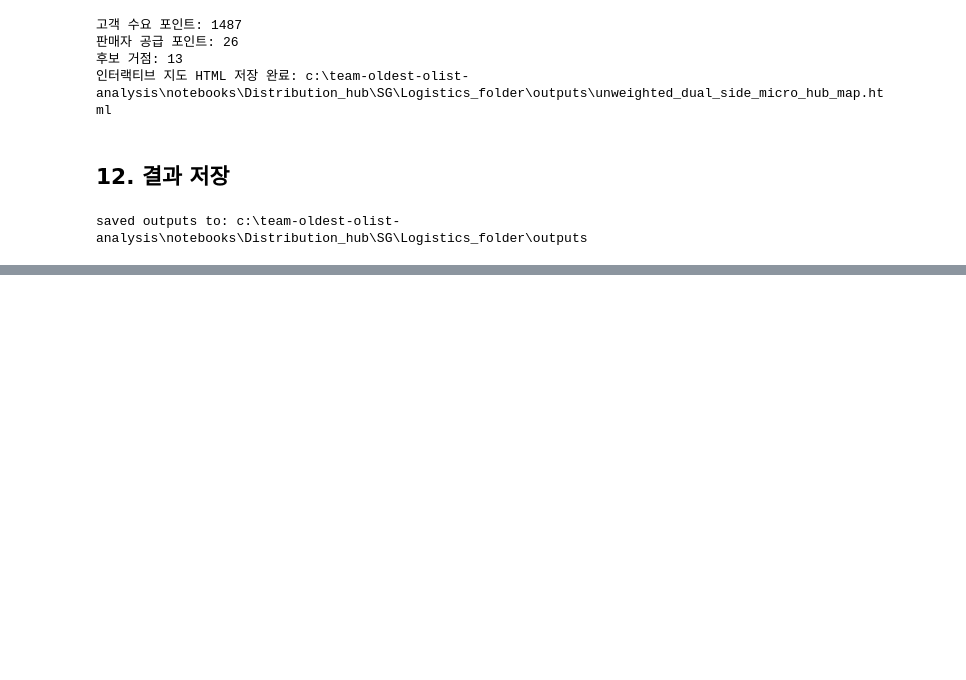
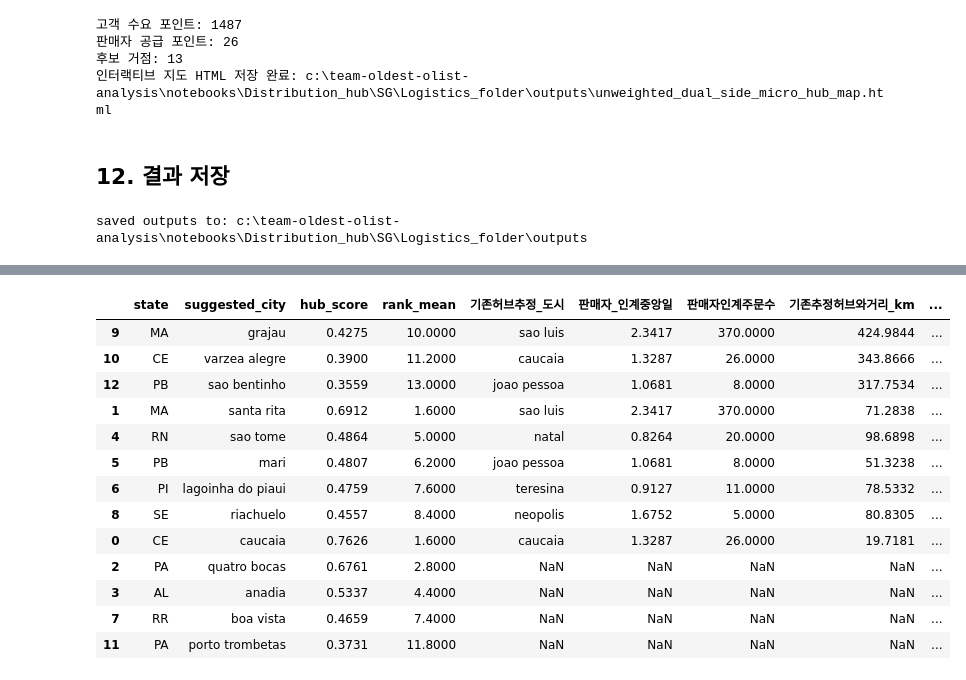
Before and after one commit to KyungminChang/team-oldest-olist-analysis, a Jupyter notebook: notebooks/Distribution_hub/SG/Logistics_folder/공동집하거점_무가중_수정.ipynb, the cells around one changed output, grey strips where cells are left out. Saved outputs shown, nothing was run; the diff lists cells and outputs as text; code cells hidden in the pictures; blank space fills up the shorter version.

```diff
--- a/notebooks/Distribution_hub/SG/Logistics_folder/공동집하거점_무가중_수정.ipynb
+++ b/notebooks/Distribution_hub/SG/Logistics_folder/공동집하거점_무가중_수정.ipynb
@@ -2026,0 +2346,87 @@ saved outputs to: c:\team-oldest-olist-analysis\notebooks\Distribution_hub\SG\Lo
+# %%
+def haversine_km(lat1, lon1, lat2, lon2):
+    lat1, lon1, lat2, lon2 = map(radians, [lat1, lon1, lat2, lon2])
+    dlat = lat2 - lat1
+    dlon = lon2 - lon1
+    a = sin(dlat / 2) ** 2 + cos(lat1) * cos(lat2) * sin(dlon / 2) ** 2
+    return 6371.0088 * 2 * asin(sqrt(a))
+
+
+hub_vs_existing_hub_comparison = (
+    hub_candidates
+    .merge(
+        seller_handover_existing_hub_estimates,
+        left_on='state',
+        right_on='주',
+        how='left',
+    )
+)
+hub_vs_existing_hub_comparison['기존추정허브와거리_km'] = hub_vs_existing_hub_comparison.apply(
+    lambda row: haversine_km(
+        row['hub_lat'],
+        row['hub_lng'],
+        row['기존허브추정_위도'],
+        row['기존허브추정_경도'],
+    )
+    if pd.notna(row['기존허브추정_위도']) and pd.notna(row['hub_lat'])
+    else np.nan,
+    axis=1,
+)
+hub_vs_existing_hub_comparison['기존허브보완필요도'] = pd.cut(
+    hub_vs_existing_hub_comparison['기존추정허브와거리_km'],
+    bins=[-np.inf, 50, 150, np.inf],
+    labels=['기존망 확장 우선', '중간 검토', '신규 거점 필요성 높음'],
+)
+
+comparison_cols = [
+    'state',
+    'suggested_city',
+    'hub_score',
+    'rank_mean',
+    '기존허브추정_도시',
+    '판매자_인계중앙일',
+    '판매자인계주문수',
+    '기존추정허브와거리_km',
+    '기존허브보완필요도',
+    '종합_격차회복률_pct',
+]
+
+hub_vs_existing_hub_comparison = hub_vs_existing_hub_comparison.merge(
+    result[['주', '후보도시', '종합_격차회복률_pct']],
+    left_on=['state', 'suggested_city'],
+    right_on=['주', '후보도시'],
+    how='left',
+)
+
+display(
+    hub_vs_existing_hub_comparison[
+        [
+            'state',
+            'suggested_city',
+            'hub_score',
+            'rank_mean',
+            '기존허브추정_도시',
+            '판매자_인계중앙일',
+            '판매자인계주문수',
+            '기존추정허브와거리_km',
+            '기존허브보완필요도',
+            '종합_격차회복률_pct',
+        ]
+    ]
+    .sort_values(['기존허브보완필요도', 'hub_score'], ascending=[False, False])
+)
+# %% [output]
+|  | state | suggested_city | hub_score | rank_mean | 기존허브추정_도시 | 판매자_인계중앙일 | 판매자인계주문수 | 기존추정허브와거리_km | ... |
+| 9 | MA | grajau | 0.4275 | 10.0000 | sao luis | 2.3417 | 370.0000 | 424.9844 | ... |
+| 10 | CE | varzea alegre | 0.3900 | 11.2000 | caucaia | 1.3287 | 26.0000 | 343.8666 | ... |
+| 12 | PB | sao bentinho | 0.3559 | 13.0000 | joao pessoa | 1.0681 | 8.0000 | 317.7534 | ... |
+| 1 | MA | santa rita | 0.6912 | 1.6000 | sao luis | 2.3417 | 370.0000 | 71.2838 | ... |
+| 4 | RN | sao tome | 0.4864 | 5.0000 | natal | 0.8264 | 20.0000 | 98.6898 | ... |
+| 5 | PB | mari | 0.4807 | 6.2000 | joao pessoa | 1.0681 | 8.0000 | 51.3238 | ... |
+| 6 | PI | lagoinha do piaui | 0.4759 | 7.6000 | teresina | 0.9127 | 11.0000 | 78.5332 | ... |
+| 8 | SE | riachuelo | 0.4557 | 8.4000 | neopolis | 1.6752 | 5.0000 | 80.8305 | ... |
+| 0 | CE | caucaia | 0.7626 | 1.6000 | caucaia | 1.3287 | 26.0000 | 19.7181 | ... |
+| 2 | PA | quatro bocas | 0.6761 | 2.8000 | NaN | NaN | NaN | NaN | ... |
+| 3 | AL | anadia | 0.5337 | 4.4000 | NaN | NaN | NaN | NaN | ... |
+| 7 | RR | boa vista | 0.4659 | 7.4000 | NaN | NaN | NaN | NaN | ... |
+| 11 | PA | porto trombetas | 0.3731 | 11.8000 | NaN | NaN | NaN | NaN | ... |
```
Also changed, not shown: parts of 15 cells of this notebook, 1 other file.
